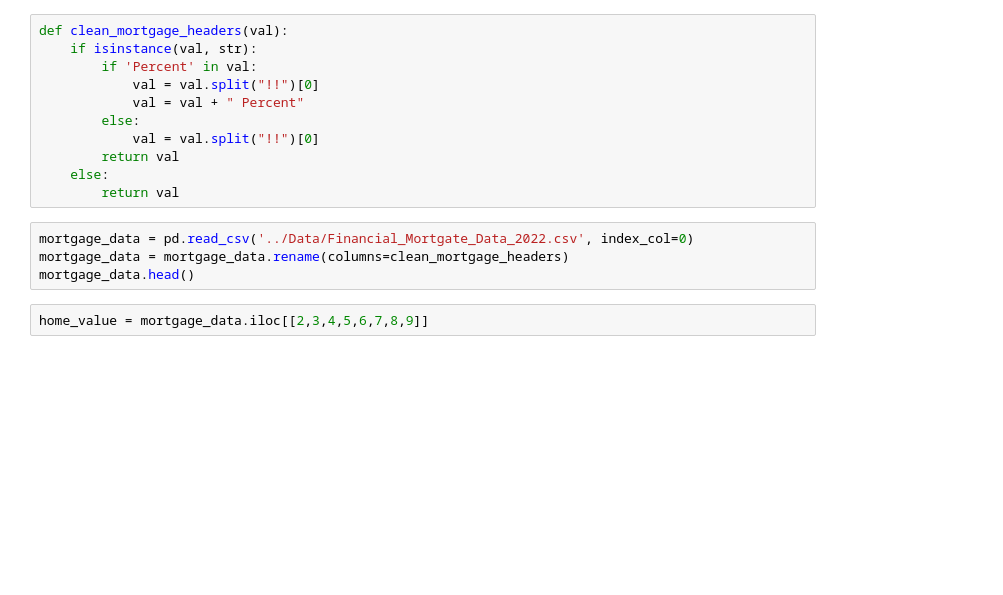
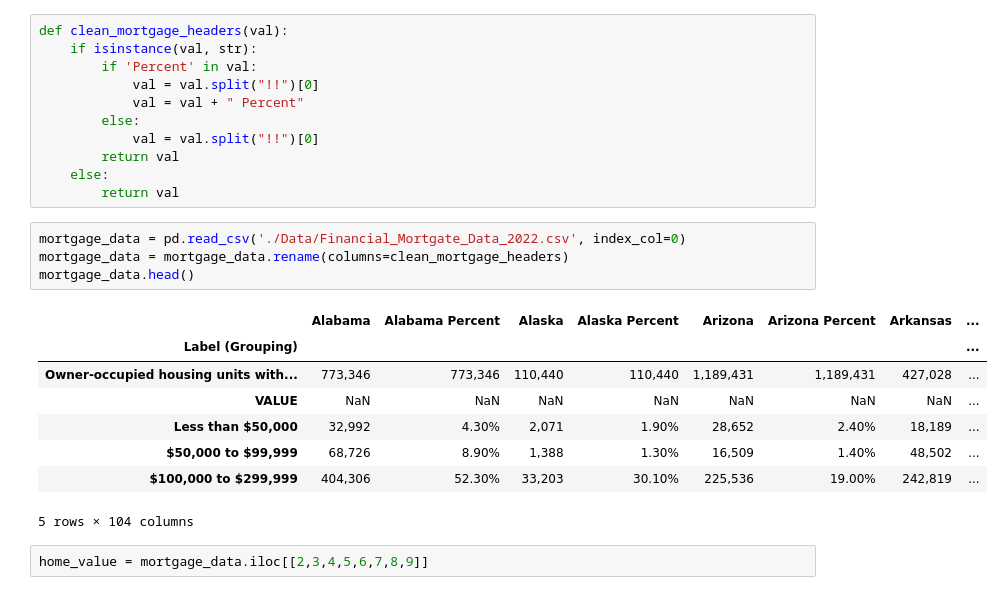
Before and after one commit to syaldram/RealEstate-vs-Demographics, a Jupyter notebook: demo.ipynb, the cells around one changed output. Cells and saved outputs as stored; diff of their text form; blank space fills up the shorter version.

```diff
--- a/demo.ipynb
+++ b/demo.ipynb
@@ -350,9 +491,18 @@ def clean_mortgage_headers(val):
     else:
         return val
 # %%
-mortgage_data = pd.read_csv('../Data/Financial_Mortgate_Data_2022.csv', index_col=0)
+mortgage_data = pd.read_csv('./Data/Financial_Mortgate_Data_2022.csv', index_col=0)
 mortgage_data = mortgage_data.rename(columns=clean_mortgage_headers)
 mortgage_data.head()
+# %% [output]
+|  | Alabama | Alabama Percent | Alaska | Alaska Percent | Arizona | Arizona Percent | Arkansas | ... |
+| Label (Grouping) |  |  |  |  |  |  |  | ... |
+| Owner-occupied housing units with... | 773,346 | 773,346 | 110,440 | 110,440 | 1,189,431 | 1,189,431 | 427,028 | ... |
+| VALUE | NaN | NaN | NaN | NaN | NaN | NaN | NaN | ... |
+| Less than $50,000 | 32,992 | 4.30% | 2,071 | 1.90% | 28,652 | 2.40% | 18,189 | ... |
+| $50,000 to $99,999 | 68,726 | 8.90% | 1,388 | 1.30% | 16,509 | 1.40% | 48,502 | ... |
+| $100,000 to $299,999 | 404,306 | 52.30% | 33,203 | 30.10% | 225,536 | 19.00% | 242,819 | ... |
+5 rows × 104 columns
 # %%
 home_value = mortgage_data.iloc[[2,3,4,5,6,7,8,9]]
 # %%
```
Also changed, not shown: parts of 66 cells of this notebook, 3 other files.
